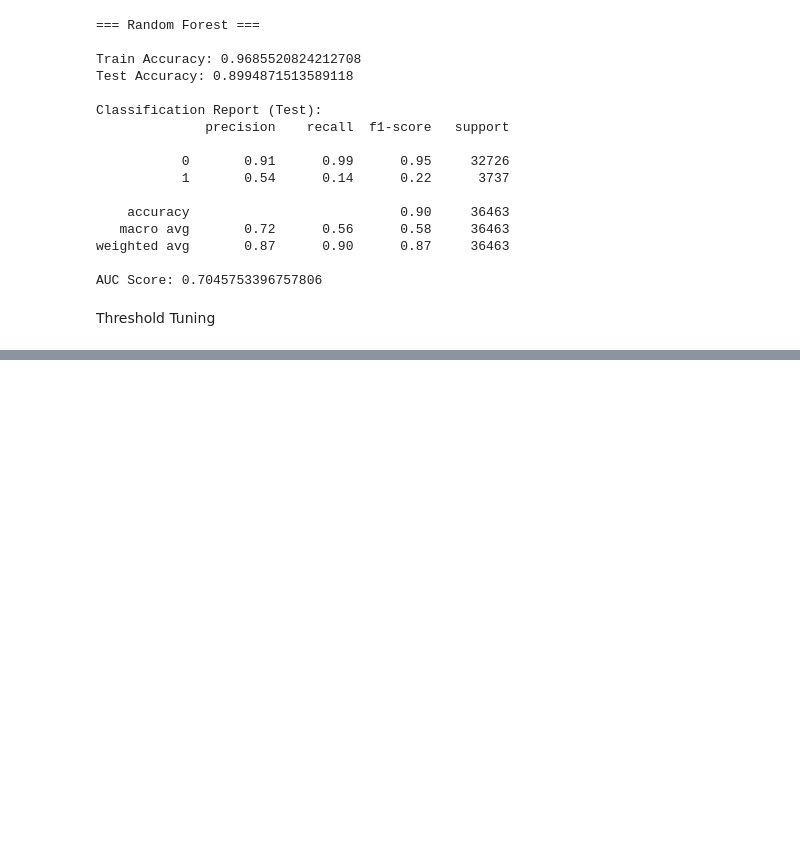
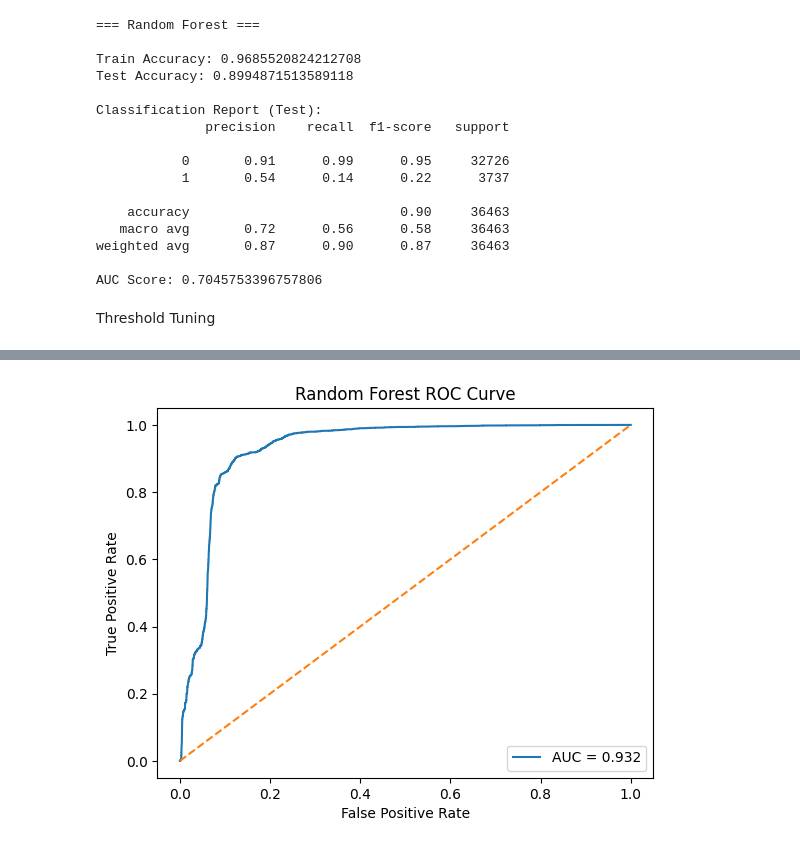
Before and after one commit to nehasuresh2204-lang/ds_mini-project, a Jupyter notebook: 03_modelling.ipynb, the cells around one changed output, grey strips where cells are left out. Drawn from its saved outputs; the diff is of its cells as text; code cells hidden in the pictures; blank space fills up the shorter version.

```diff
--- a/03_modelling.ipynb
+++ b/03_modelling.ipynb
@@ -1002,0 +1056,18 @@ AUC Score: 0.7045753396757806
+# %%
+rf_model = grid.best_estimator_
+
+y_prob = rf_model.predict_proba(X_test)[:, 1]
+y_pred = (y_prob > 0.1).astype(int)
+
+from sklearn.metrics import accuracy_score
+
+# Train predictions
+y_train_pred = (rf_model.predict_proba(X_train)[:, 1] > 0.1).astype(int)
+
+# Test predictions
+y_test_pred = (rf_model.predict_proba(X_test)[:, 1] > 0.1).astype(int)
+
+# Accuracy
+print("Train Accuracy:", accuracy_score(y_train, y_train_pred))
+print("Test Accuracy:", accuracy_score(y_test, y_test_pred))
+print(classification_report(y_test, y_pred))
@@ -1002,0 +1085,25 @@ AUC Score: 0.7045753396757806
+# %%
+from sklearn.metrics import roc_curve, roc_auc_score
+import matplotlib.pyplot as plt
+
+# Probabilities
+y_prob_rf = rf_model.predict_proba(X_test)[:, 1]
+
+# AUC
+auc_rf = roc_auc_score(y_test, y_prob_rf)
+
+# ROC
+fpr, tpr, _ = roc_curve(y_test, y_prob_rf)
+
+# Plot
+plt.figure()
+plt.plot(fpr, tpr, label=f"AUC = {auc_rf:.3f}")
+plt.plot([0, 1], [0, 1], linestyle='--')
+
+plt.xlabel("False Positive Rate")
+plt.ylabel("True Positive Rate")
+plt.title("Random Forest ROC Curve")
+plt.legend()
+plt.show()
+# %% [output]
+[figure, added]
```
Also changed, not shown: parts of 55 cells of this notebook, 1 other file.
